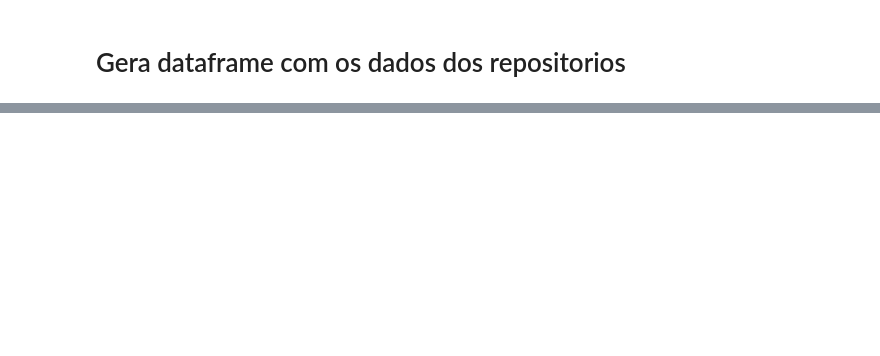
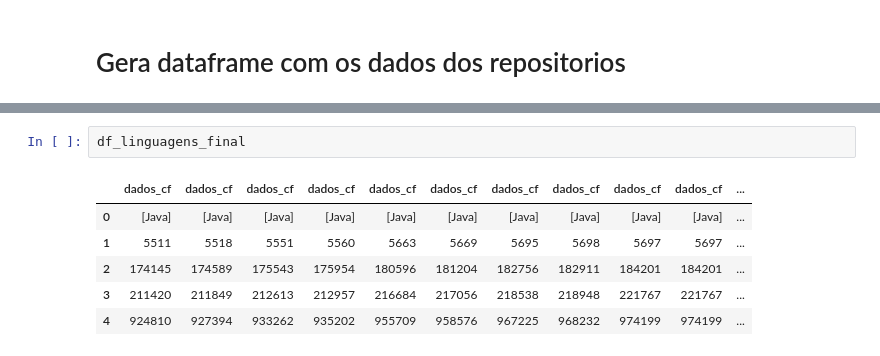
Before and after one commit to armandossrecife/teste, a Jupyter notebook: git_teste_cassandra.ipynb, the cells around one changed output, grey strips where cells are left out. Saved outputs shown, nothing was run; the diff lists cells and outputs as text; blank space fills up the shorter version.

```diff
--- a/git_teste_cassandra.ipynb
+++ b/git_teste_cassandra.ipynb
@@ -230,0 +372,9 @@ df_repo
+# %%
+df_linguagens_final
+# %% [output]
+|  | dados_cf | dados_cf | dados_cf | dados_cf | dados_cf | dados_cf | dados_cf | dados_cf | dados_cf | dados_cf | ... |
+| 0 | [Java] | [Java] | [Java] | [Java] | [Java] | [Java] | [Java] | [Java] | [Java] | [Java] | ... |
+| 1 | 5511 | 5518 | 5551 | 5560 | 5663 | 5669 | 5695 | 5698 | 5697 | 5697 | ... |
+| 2 | 174145 | 174589 | 175543 | 175954 | 180596 | 181204 | 182756 | 182911 | 184201 | 184201 | ... |
+| 3 | 211420 | 211849 | 212613 | 212957 | 216684 | 217056 | 218538 | 218948 | 221767 | 221767 | ... |
+| 4 | 924810 | 927394 | 933262 | 935202 | 955709 | 958576 | 967225 | 968232 | 974199 | 974199 | ... |
```
Also changed, not shown: parts of 13 cells of this notebook.
